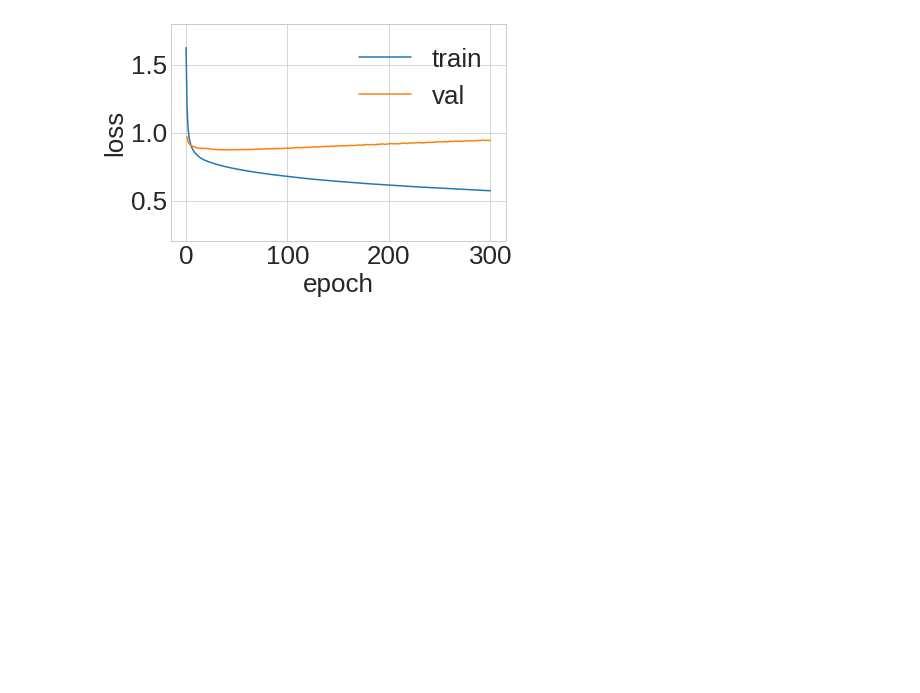
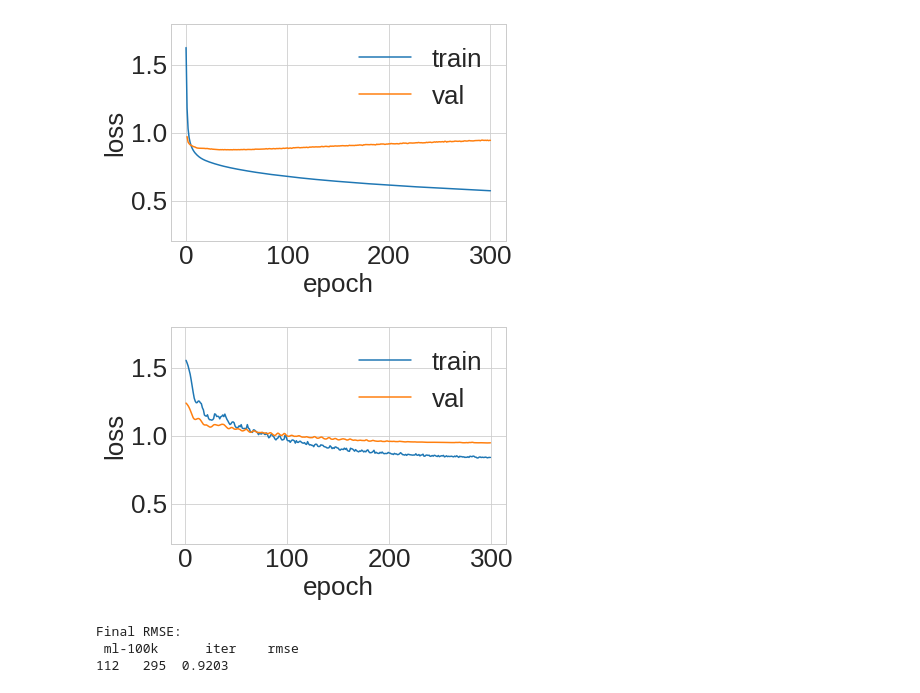
Before and after one commit to tobiasweede/rs-via-gnn, a Jupyter notebook: 02_gcmc/movielens/movielens_gcmc_training_visualization.ipynb, the cells around one changed output. Drawn from its saved outputs; the diff is of its cells as text; code cells hidden in the pictures; blank space fills up the shorter version.

```diff
--- a/02_gcmc/movielens/movielens_gcmc_training_visualization.ipynb
+++ b/02_gcmc/movielens/movielens_gcmc_training_visualization.ipynb
@@ -120,3 +120,11 @@ Final RMSE:
 28  7223  0.8687
 [figure]
 [figure]
+# %%
+type='with-feature'
+show_vis(type)
+# %% [output]
+[figure, added]
+Final RMSE:
+ ml-100k      iter    rmse
+112   295  0.9203
```
Also changed, not shown: parts of 1 cell of this notebook, 1 other file.
